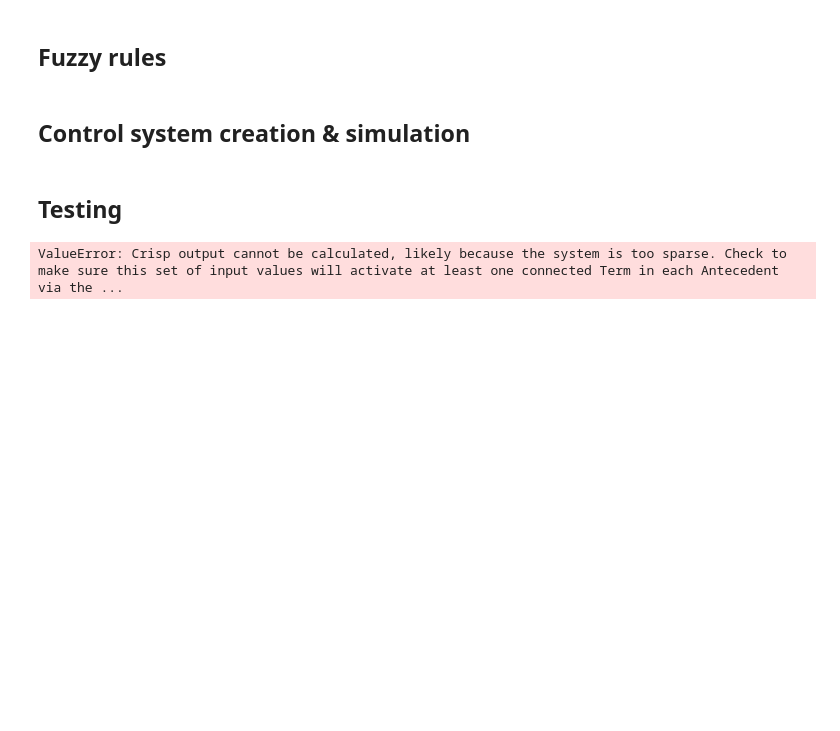
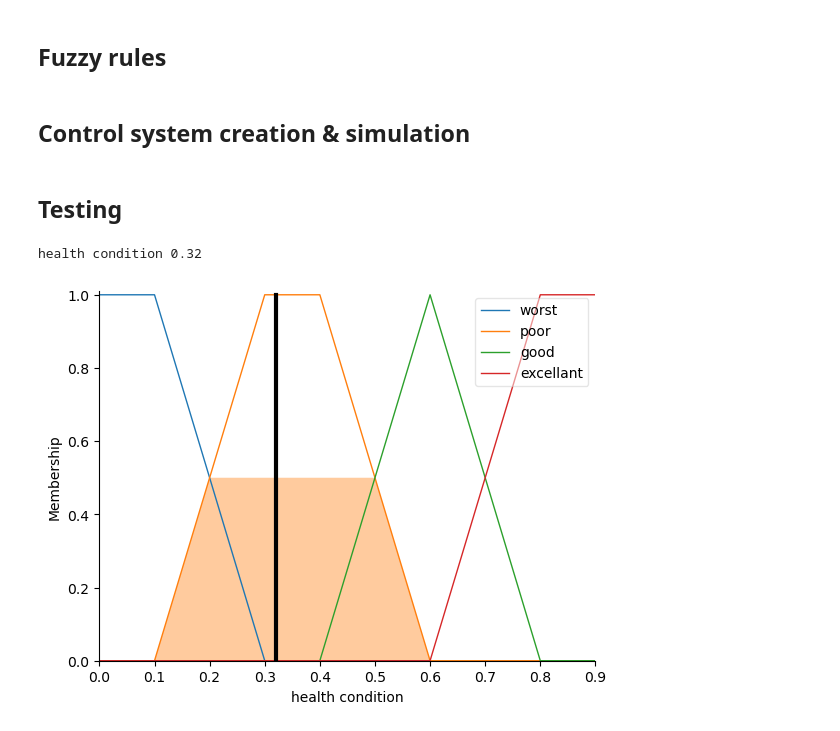
Before and after one commit to DiaaAhmedHassan/smart_system, a Jupyter notebook: modified_system.ipynb, the cells around one changed output. Drawn from its saved outputs; the diff is of its cells as text; code cells hidden in the pictures; blank space fills up the shorter version.

Commit message:
Error solved

```diff
--- a/modified_system.ipynb
+++ b/modified_system.ipynb
@@ -11,7 +11,7 @@ diastolic = ctrl.Antecedent(universe = np.arange(40, 130, 1), label = 'Diastolic
 temperature = ctrl.Antecedent(universe = np.arange(34, 43, 1), label = 'temperature')
 blood_sugar = ctrl.Antecedent(universe =np.arange(70,135,1), label = 'blood_sugar')
 
-health_cond = ctrl.Consequent(universe=np.arange(0,1,0.1), label='health condition', defuzzify_method='centroid')
+health_cond = ctrl.Consequent(universe=np.arange(0,1,0.1), label='health condition', defuzzify_method='MOM')
 # %% [markdown]
 ## Subsets & Membership functions
 # %%
@@ -164,24 +156,29 @@ control_sys = ctrl.ControlSystem([rule1,rule2,rule3,rule4,
                                  rule33,rule34,rule35,rule36,
                                  rule37,rule36,rule37,rule38,
                                  rule39,rule40,rule41,rule42,
-                                 rule42,rule43,rule44,rule45,
+                                 rule43,rule44,rule45,
                                  rule46,rule47,rule48,rule49,
-                                 rule50,rule51,rule52,rule53,
+                                 rule50,rule51,rule52,
+                                 rule53,
                                  rule54,rule55,rule56,rule57,
-                                 rule58,rule59,rule60,rule61,
-                                 rule62,rule63,rule64,rule65,
-                                 rule66,rule67,rule68,rule69,
-                                 rule70,rule71,rule72,rule73])
+                                 rule58,rule59,rule60,rule61])
 health = ctrl.ControlSystemSimulation(control_sys)
 # %% [markdown]
 ## Testing
 # %%
-health.input['Systolic'] = 120
-health.input['Diastolic'] = 105
-health.input['temperature'] = 37
-health.input['blood_sugar'] = 100
+s = int(input('Enter the systolic blood presure'))
+d = int(input('Enter the diastolic blood presure'))
+t = int(input('Enter the body tempereture'))
+bs = int(input('Enter the blood_suger'))
+
+
+health.input['Systolic'] = s
+health.input['Diastolic'] = d
+health.input['temperature'] = t
+health.input['blood_sugar'] = bs
 health.compute()
 print('health condition', health.output['health condition'])
 health_cond.view(sim=health)
 # %% [output]
-ValueError: Crisp output cannot be calculated, likely because the system is too sparse. Check to make sure this set of input values will activate at least one connected Term in each Antecedent via the ...
+health condition 0.32
+[figure, added]
```
Also changed, not shown: parts of 1 cell of this notebook.
